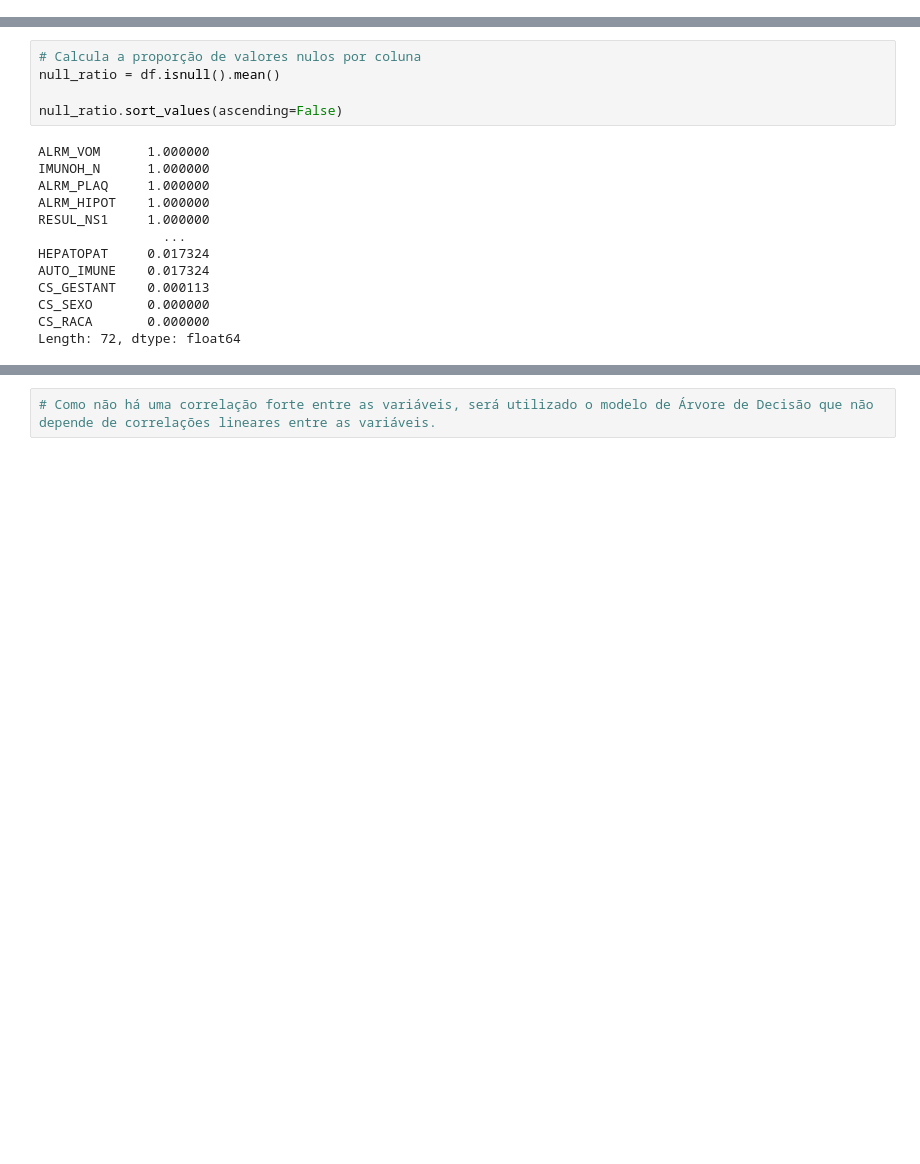
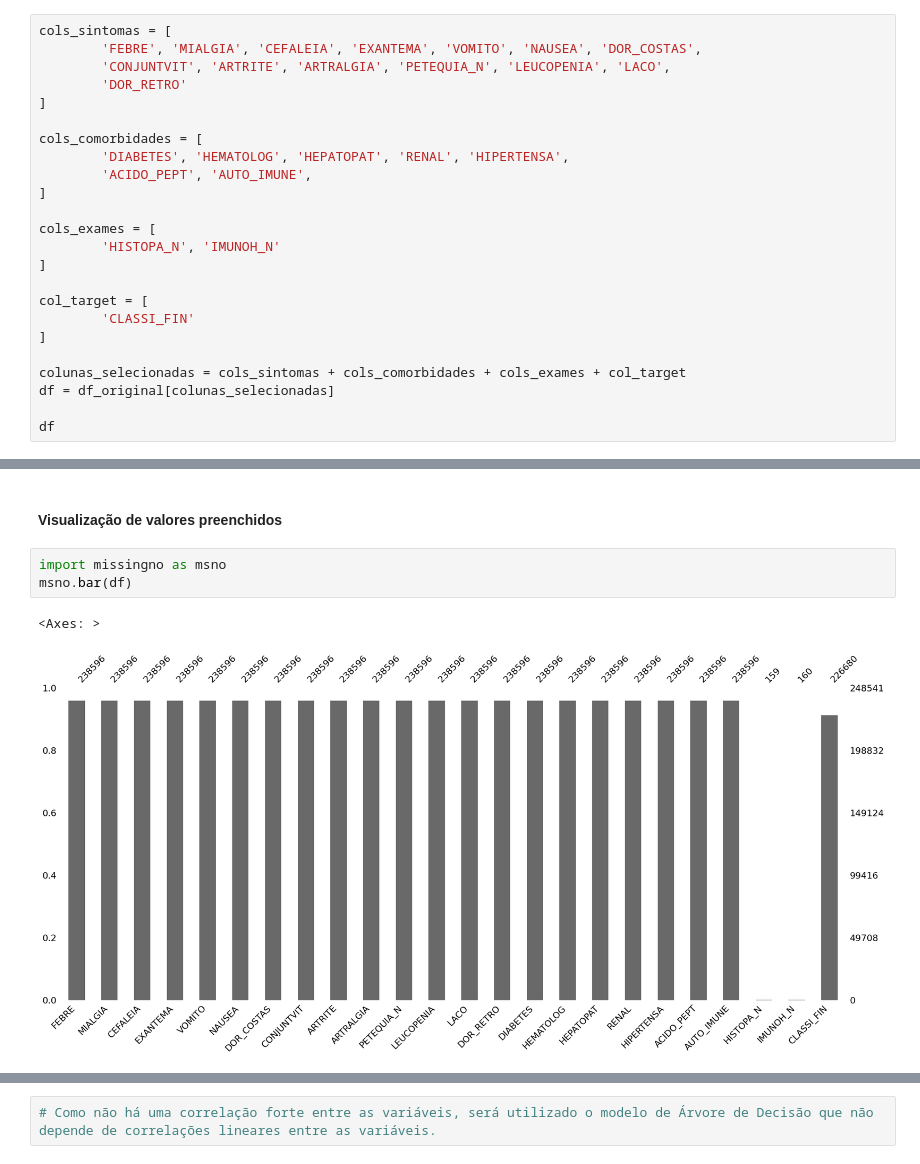
Before and after one commit to AnaPRodrigues/tech-challenge-grupo-9, a Jupyter notebook: tech-challenge-chikungunya.ipynb, the cells around one changed output, grey strips where cells are left out. Saved outputs shown, nothing was run; the diff lists cells and outputs as text; blank space fills up the shorter version.

```diff
--- a/tech-challenge-chikungunya.ipynb
+++ b/tech-challenge-chikungunya.ipynb
@@ -63,0 +86,24 @@ Colunas restantes: ['CS_SEXO', 'CS_GESTANT', 'CS_RACA', 'FEBRE', 'MIALGIA', 'CEF
+# %%
+cols_sintomas = [
+		'FEBRE', 'MIALGIA', 'CEFALEIA', 'EXANTEMA', 'VOMITO', 'NAUSEA', 'DOR_COSTAS',
+		'CONJUNTVIT', 'ARTRITE', 'ARTRALGIA', 'PETEQUIA_N', 'LEUCOPENIA', 'LACO',
+		'DOR_RETRO'
+]
+
+cols_comorbidades = [
+		'DIABETES', 'HEMATOLOG', 'HEPATOPAT', 'RENAL', 'HIPERTENSA',
+		'ACIDO_PEPT', 'AUTO_IMUNE',
+]
+
+cols_exames = [
+		'HISTOPA_N', 'IMUNOH_N'
+]
+
+col_target = [
+		'CLASSI_FIN'
+]
+
+colunas_selecionadas = cols_sintomas + cols_comorbidades + cols_exames + col_target
+df = df_original[colunas_selecionadas]
+
+df
@@ -101,19 +161,9 @@ Length: 72, dtype: int64
-# %%
-# Calcula a proporção de valores nulos por coluna
-null_ratio = df.isnull().mean()
-
-null_ratio.sort_values(ascending=False)
-# %% [output]
-ALRM_VOM      1.000000
-IMUNOH_N      1.000000
-ALRM_PLAQ     1.000000
-ALRM_HIPOT    1.000000
-RESUL_NS1     1.000000
-                ...
-HEPATOPAT     0.017324
-AUTO_IMUNE    0.017324
-CS_GESTANT    0.000113
-CS_SEXO       0.000000
-CS_RACA       0.000000
-Length: 72, dtype: float64
+# %% [markdown]
+#### Visualização de valores preenchidos
+# %%
+import missingno as msno
+msno.bar(df)
+# %% [output]
+<Axes: >
+[figure, added]
 # %%
```
Also changed, not shown: parts of 45 cells of this notebook, 4 other files.
